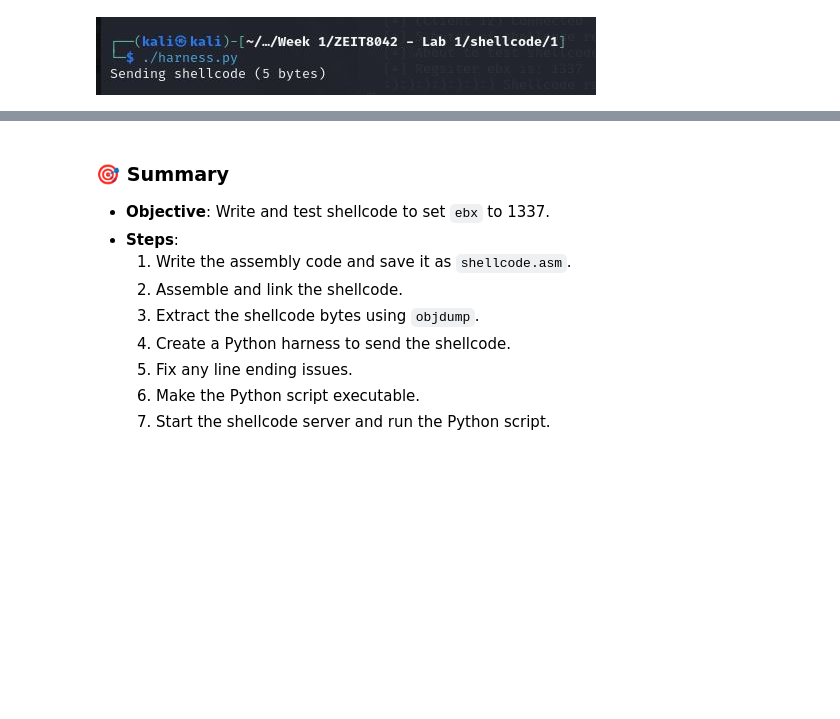
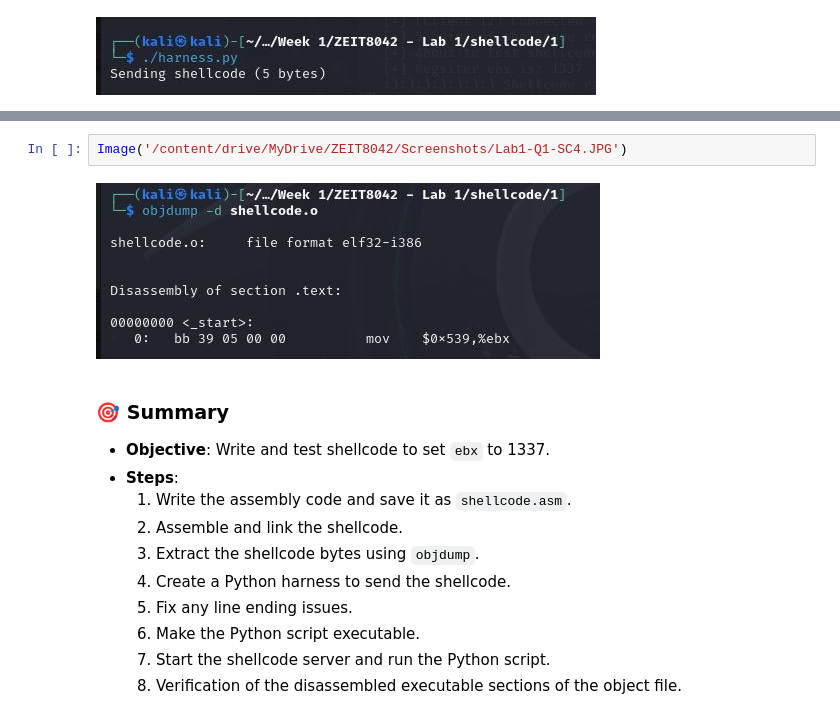
Before and after one commit to JohnDraper0/ZEIT8042, a Jupyter notebook: ZEIT8042Lab1.ipynb, the cells around one changed output, grey strips where cells are left out. Drawn from its saved outputs; the diff is of its cells as text; blank space fills up the shorter version.

```diff
--- a/ZEIT8042Lab1.ipynb
+++ b/ZEIT8042Lab1.ipynb
@@ -126,3 +131,7 @@ Image('/content/drive/MyDrive/ZEIT8042/Screenshots/Lab1-Q1-SC3.JPG')
+# %%
+Image('/content/drive/MyDrive/ZEIT8042/Screenshots/Lab1-Q1-SC4.JPG')
+# %% [output]
+[figure, added]
 # %% [markdown]
 
 ### 🎯 Summary
@@ -136,3 +145,4 @@ Image('/content/drive/MyDrive/ZEIT8042/Screenshots/Lab1-Q1-SC3.JPG')
   5. Fix any line ending issues.
   6. Make the Python script executable.
   7. Start the shellcode server and run the Python script.
+  8. Verification of the disassembled executable sections of the object file.
```
Also changed, not shown: parts of 8 cells of this notebook.
